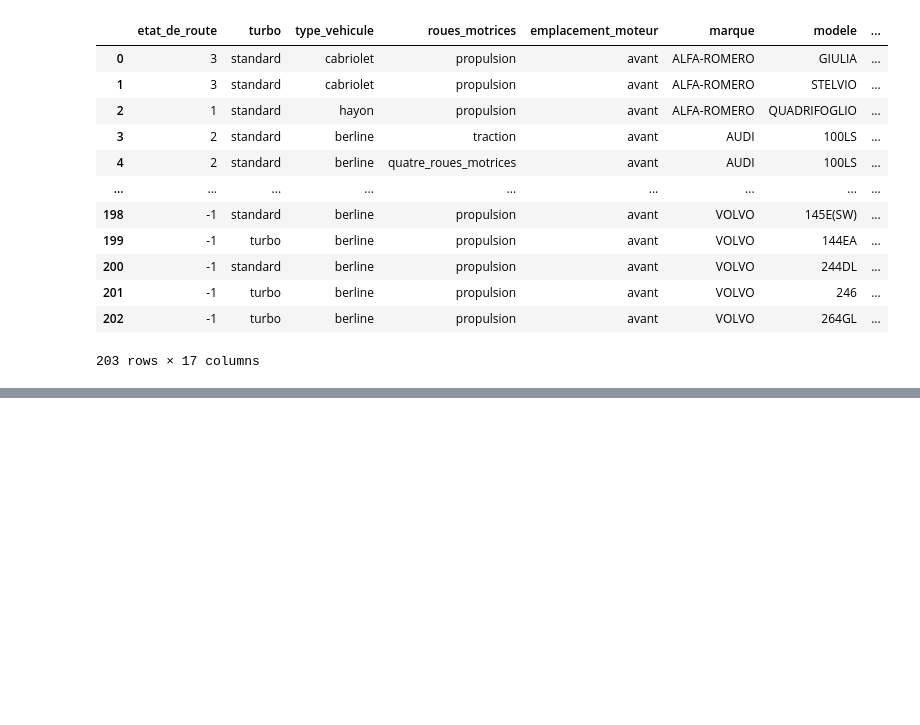
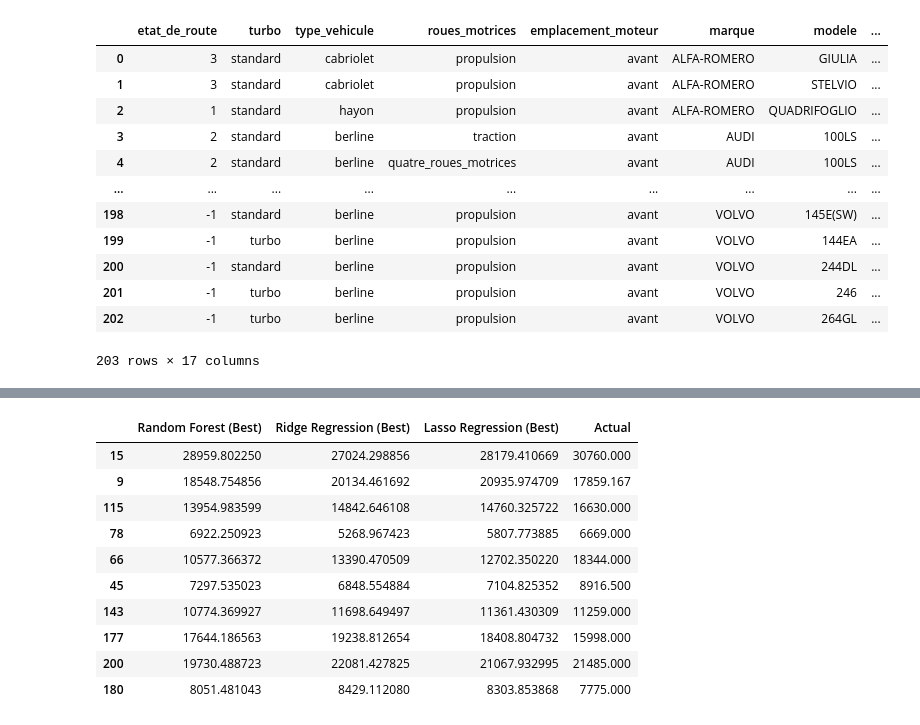
Before and after one commit to tlm159/Car_estimate_ML, a Jupyter notebook: notebook/entrainement_modele.ipynb, the cells around one changed output, grey strips where cells are left out. Drawn from its saved outputs; the diff is of its cells as text; code cells hidden in the pictures; blank space fills up the shorter version.

```diff
--- a/notebook/entrainement_modele.ipynb
+++ b/notebook/entrainement_modele.ipynb
@@ -164,0 +77,23 @@ df
+# %%
+ridge_pipeline = Pipeline(steps=[
+    ('preprocessor', preprocessor),
+    ('ridge_regression', Ridge(random_state=42))
+])
+
+random_forest_pipeline = Pipeline(steps=[
+    ('preprocessor', preprocessor),
+    ('random_forest', RandomForestRegressor(random_state=42))
+])
+
+lasso_regression_pipeline = Pipeline(steps=[
+    ('preprocessor', preprocessor),
+    ('lasso_regression', Lasso(random_state=42))
+])
+# %%
+ridge_grid = GridSearchCV(ridge_pipeline, param_grid=ridge_params, cv=5, scoring='r2')
+random_forest_grid = GridSearchCV(random_forest_pipeline, param_grid=random_forest_params, cv=5, scoring='r2')
+lasso_grid = GridSearchCV(lasso_regression_pipeline, param_grid=lasso_params, cv=5, scoring='r2')
+# %%
+ridge_grid.fit(X_train, y_train)
+random_forest_grid.fit(X_train, y_train)
+lasso_grid.fit(X_train, y_train)
@@ -164,0 +132,16 @@ df
+# %%
+y_pred_ridge_best = ridge_grid.predict(X_test)
+y_pred_forest_best = random_forest_grid.predict(X_test)
+y_pred_lasso_best = lasso_grid.predict(X_test)
+
+rmse_forest_best = np.sqrt(mean_squared_error(y_test, y_pred_forest_best))
+rmse_ridge_best = np.sqrt(mean_squared_error(y_test, y_pred_ridge_best))
+rmse_lasso_best = np.sqrt(mean_squared_error(y_test, y_pred_lasso_best))
+
+r2_forest_best = r2_score(y_test, y_pred_forest_best)
+r2_ridge_best = r2_score(y_test, y_pred_ridge_best)
+r2_lasso_best = r2_score(y_test, y_pred_lasso_best)
+
+mae_forest_best = mean_absolute_error(y_test, y_pred_forest_best)
+mae_ridge_best = mean_absolute_error(y_test, y_pred_ridge_best)
+mae_lasso_best = mean_absolute_error(y_test, y_pred_lasso_best)
@@ -164,0 +178,15 @@ df
+# %%
+results_df_best = pd.DataFrame({"Random Forest (Best)": y_pred_forest_best, "Ridge Regression (Best)": y_pred_ridge_best, "Lasso Regression (Best)": y_pred_lasso_best, "Actual": y_test})
+results_df_best.head(10)
+# %% [output]
+|  | Random Forest (Best) | Ridge Regression (Best) | Lasso Regression (Best) | Actual |
+| 15 | 28959.802250 | 27024.298856 | 28179.410669 | 30760.000 |
+| 9 | 18548.754856 | 20134.461692 | 20935.974709 | 17859.167 |
+| 115 | 13954.983599 | 14842.646108 | 14760.325722 | 16630.000 |
+| 78 | 6922.250923 | 5268.967423 | 5807.773885 | 6669.000 |
+| 66 | 10577.366372 | 13390.470509 | 12702.350220 | 18344.000 |
+| 45 | 7297.535023 | 6848.554884 | 7104.825352 | 8916.500 |
+| 143 | 10774.369927 | 11698.649497 | 11361.430309 | 11259.000 |
+| 177 | 17644.186563 | 19238.812654 | 18408.804732 | 15998.000 |
+| 200 | 19730.488723 | 22081.427825 | 21067.932995 | 21485.000 |
+| 180 | 8051.481043 | 8429.112080 | 8303.853868 | 7775.000 |
```
Also changed, not shown: parts of 12 cells of this notebook.
